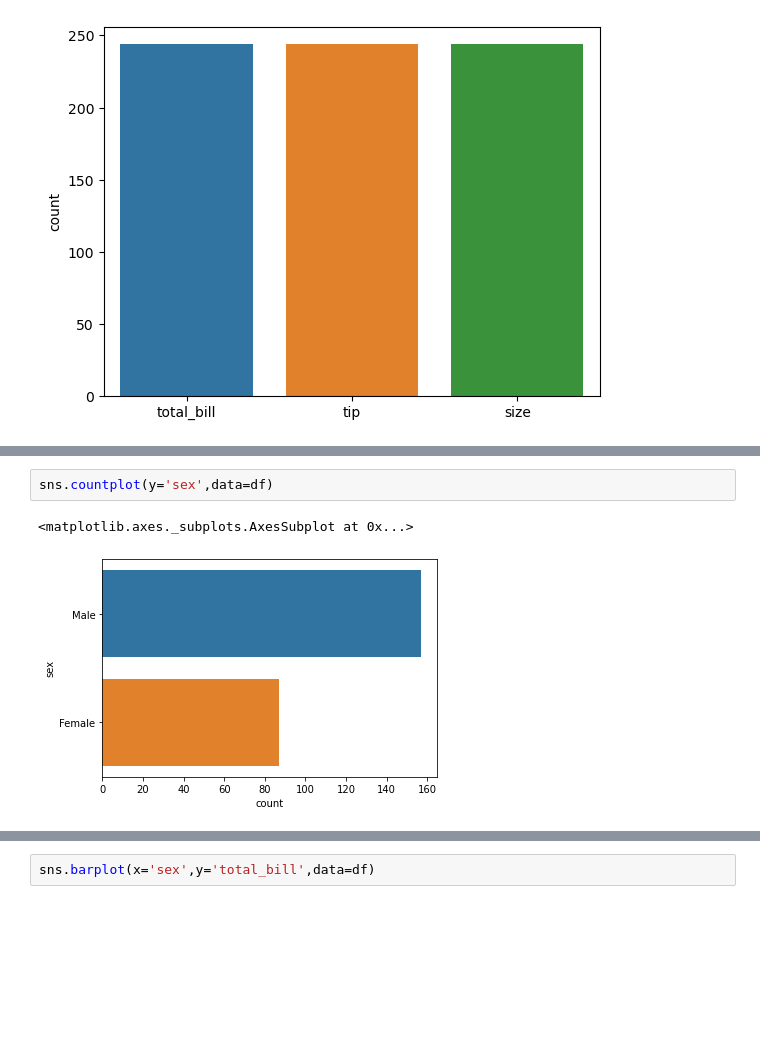
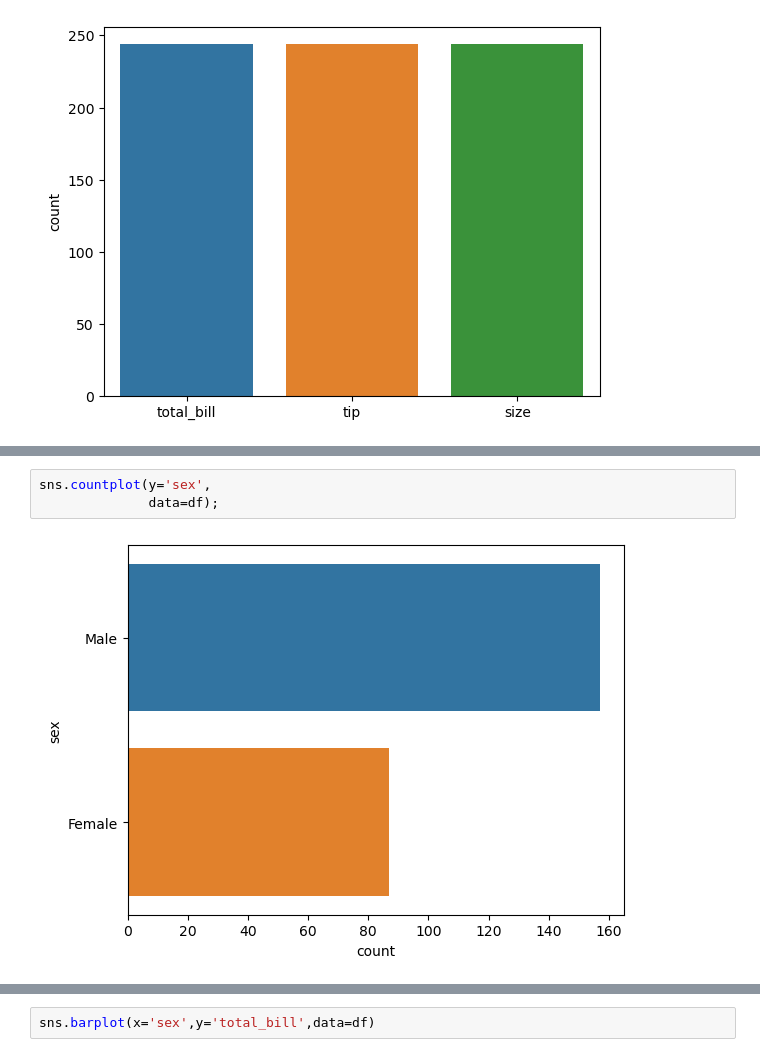
Before and after one commit to samdx/Hands-On-Foundational-Data-Science-Bootcamp, a Jupyter notebook: Day2/Data_Viz.ipynb, the cells around one changed output, grey strips where cells are left out. Saved outputs shown, nothing was run; the diff lists cells and outputs as text; blank space fills up the shorter version.

```diff
--- a/Day2/Data_Viz.ipynb
+++ b/Day2/Data_Viz.ipynb
@@ -143,6 +148,6 @@ sns.countplot(data=df);
 # %%
-sns.countplot(y='sex',data=df)
+sns.countplot(y='sex',
+              data=df);
 # %% [output]
-<matplotlib.axes._subplots.AxesSubplot at 0x...>
-[figure, old version]
+[figure, new version]
 # %%
```
Also changed, not shown: parts of 2 cells of this notebook.
